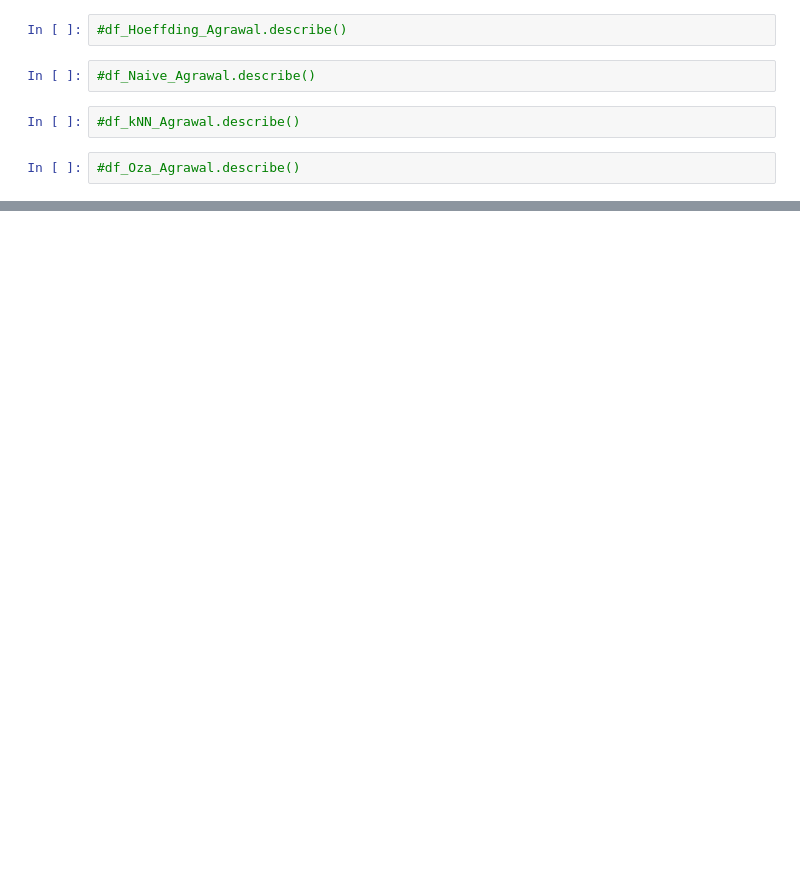
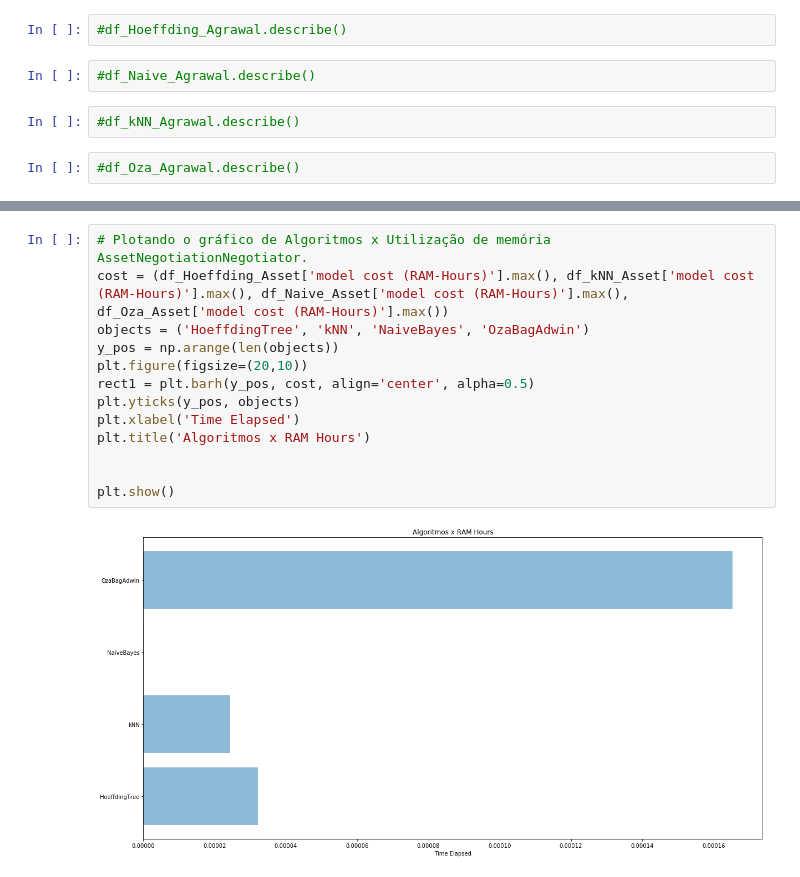
Before and after one commit to Oracy/MOA, a Jupyter notebook: Notebook/Trabalho_Jean.ipynb, the cells around one changed output, grey strips where cells are left out. Drawn from its saved outputs; the diff is of its cells as text; blank space fills up the shorter version.

```diff
--- a/Notebook/Trabalho_Jean.ipynb
+++ b/Notebook/Trabalho_Jean.ipynb
@@ -503,0 +201,15 @@ plt.show()
+# %%
+# Plotando o gráfico de Algoritmos x Utilização de memória AssetNegotiationNegotiator.
+cost = (df_Hoeffding_Asset['model cost (RAM-Hours)'].max(), df_kNN_Asset['model cost (RAM-Hours)'].max(), df_Naive_Asset['model cost (RAM-Hours)'].max(), df_Oza_Asset['model cost (RAM-Hours)'].max())
+objects = ('HoeffdingTree', 'kNN', 'NaiveBayes', 'OzaBagAdwin')
+y_pos = np.arange(len(objects))
+plt.figure(figsize=(20,10))
+rect1 = plt.barh(y_pos, cost, align='center', alpha=0.5)
+plt.yticks(y_pos, objects)
+plt.xlabel('Time Elapsed')
+plt.title('Algoritmos x RAM Hours')
+
+
+plt.show()
+# %% [output]
+[figure, added]
```
Also changed, not shown: parts of 47 cells of this notebook, 5 other files.
